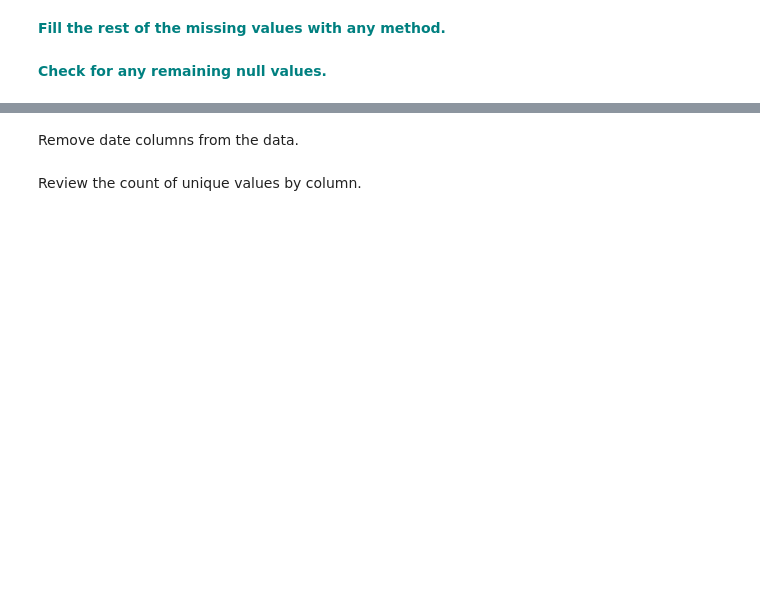
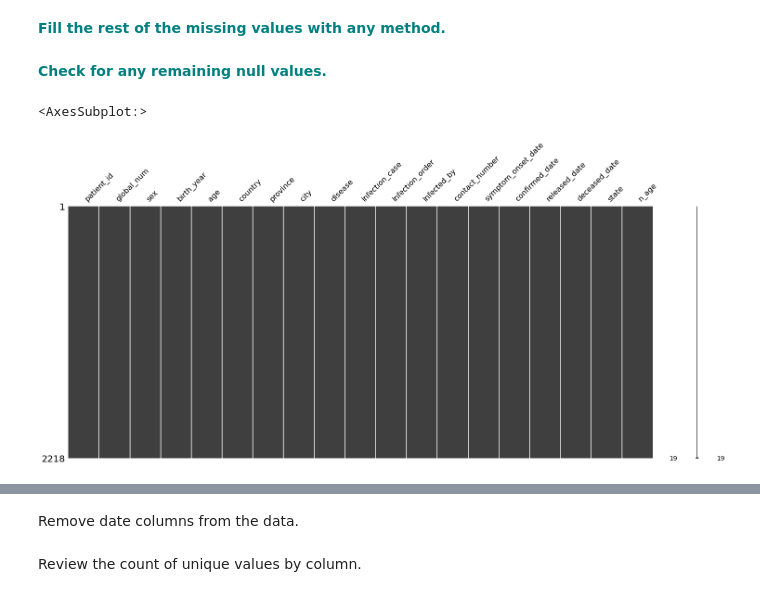
Before and after one commit to demiroz/dsc, a Jupyter notebook: Unit 14 - Supervised Learning/14.4 Random Forest Coronavirus case study/RandomForest_casestudy_covid19.ipynb, the cells around one changed output, grey strips where cells are left out. Drawn from its saved outputs; the diff is of its cells as text; code cells hidden in the pictures; blank space fills up the shorter version.

```diff
--- a/Unit 14 - Supervised Learning/14.4 Random Forest Coronavirus case study/RandomForest_casestudy_covid19.ipynb
+++ b/Unit 14 - Supervised Learning/14.4 Random Forest Coronavirus case study/RandomForest_casestudy_covid19.ipynb
@@ -206,4 +239,16 @@ Name: disease, dtype: int64
 # %% [markdown]
  **<font color='teal'> Fill the rest of the missing values with any method.</font>**
+# %%
+object_columns = df.select_dtypes(include='object').columns
+for column in object_columns:
+    mode_value = df[column].mode()[0]
+    df[column].fillna(mode_value, inplace=True)
+# %%
+df.n_age.fillna(df.n_age.median(), inplace= True)
 # %% [markdown]
  **<font color='teal'> Check for any remaining null values.</font>**
+# %%
+msno.matrix(df)
+# %% [output]
+<AxesSubplot:>
+[figure, added]
```
Also changed, not shown: parts of 34 cells of this notebook, 3 other files.
